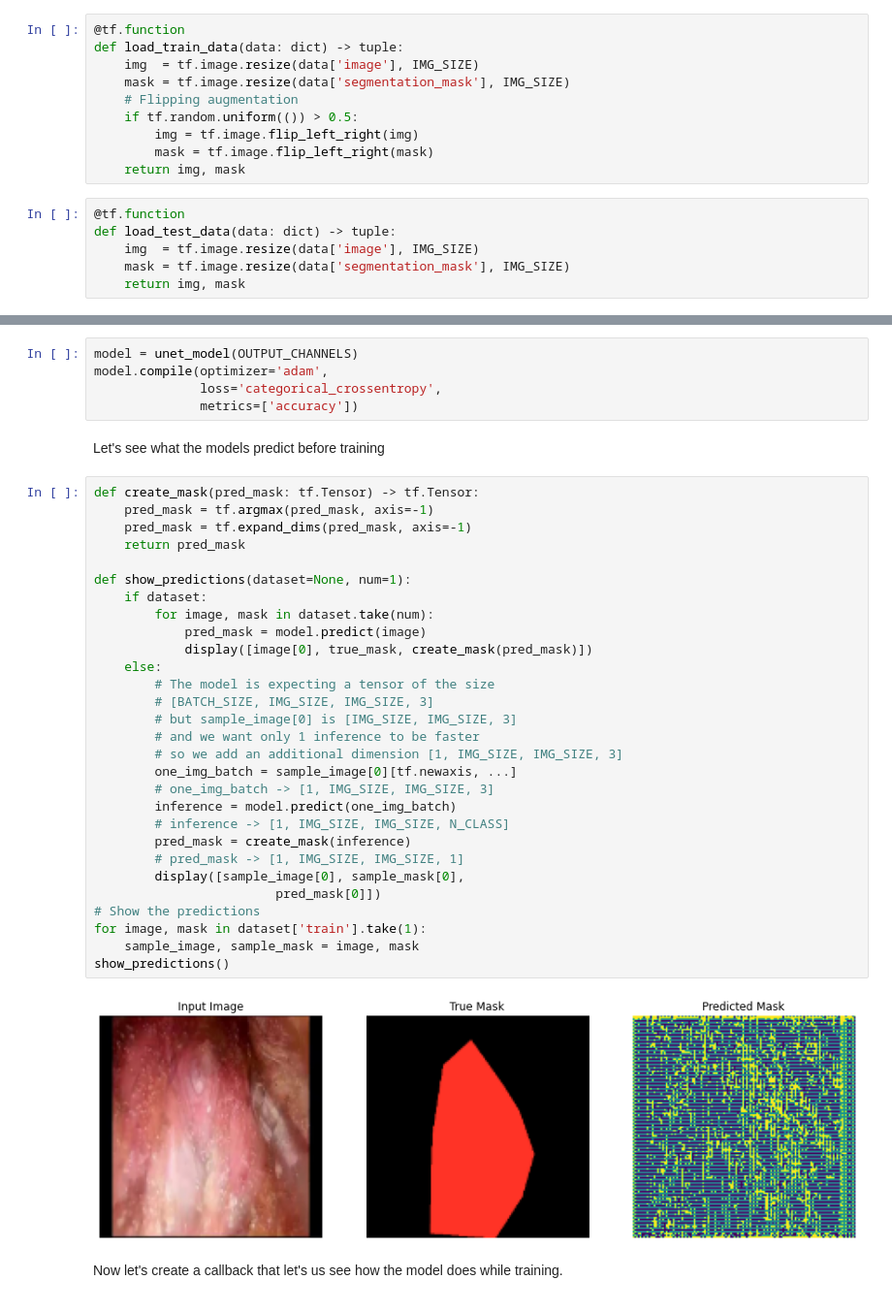
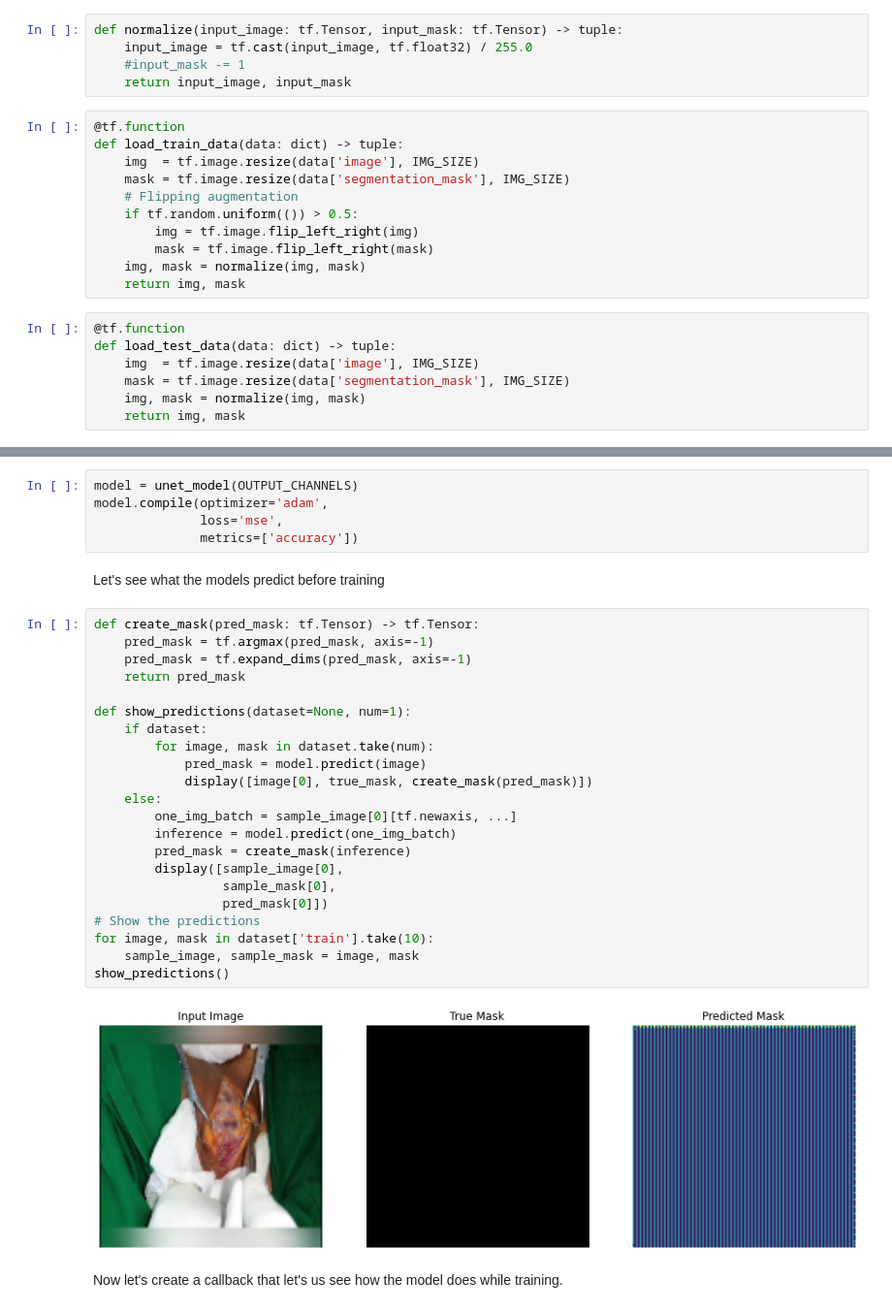
Before and after one commit to campit-solutions/opnet, a Jupyter notebook: src/unsupervised.ipynb, the cells around one changed output, grey strips where cells are left out. Shown at 97% size. Cells and saved outputs as stored; diff of their text form.

```diff
--- a/src/unsupervised.ipynb
+++ b/src/unsupervised.ipynb
@@ -66,6 +66,11 @@ dataset = {"train":train, "val":test}
 IMG_SIZE = (128, 128)
 # %% [markdown]
 We should also create a function that re-casts the data as a tuple.
+# %%
+def normalize(input_image: tf.Tensor, input_mask: tf.Tensor) -> tuple:
+    input_image = tf.cast(input_image, tf.float32) / 255.0
+    #input_mask -= 1
+    return input_image, input_mask
 # %%
 @tf.function
 def load_train_data(data: dict) -> tuple:
@@ -75,12 +80,14 @@ def load_train_data(data: dict) -> tuple:
     if tf.random.uniform(()) > 0.5:
         img = tf.image.flip_left_right(img)
         mask = tf.image.flip_left_right(mask)
+    img, mask = normalize(img, mask)
     return img, mask
 # %%
 @tf.function
 def load_test_data(data: dict) -> tuple:
     img  = tf.image.resize(data['image'], IMG_SIZE)
     mask = tf.image.resize(data['segmentation_mask'], IMG_SIZE)
+    img, mask = normalize(img, mask)
     return img, mask
 # %% [markdown]
 The dataset is already split into train and test, so we'll initiate some hyperparameters.
@@ -219,41 +226,34 @@ Now let's train the model
 # %%
 model = unet_model(OUTPUT_CHANNELS)
 model.compile(optimizer='adam',
-              loss='categorical_crossentropy',
+              loss='mse',
               metrics=['accuracy'])
 # %% [markdown]
 Let's see what the models predict before training
 # %%
 def create_mask(pred_mask: tf.Tensor) -> tf.Tensor:
     pred_mask = tf.argmax(pred_mask, axis=-1)
     pred_mask = tf.expand_dims(pred_mask, axis=-1)
     return pred_mask
 
 def show_predictions(dataset=None, num=1):
     if dataset:
         for image, mask in dataset.take(num):
             pred_mask = model.predict(image)
             display([image[0], true_mask, create_mask(pred_mask)])
     else:
-        # The model is expecting a tensor of the size
-        # [BATCH_SIZE, IMG_SIZE, IMG_SIZE, 3]
-        # but sample_image[0] is [IMG_SIZE, IMG_SIZE, 3]
-        # and we want only 1 inference to be faster
-        # so we add an additional dimension [1, IMG_SIZE, IMG_SIZE, 3]
         one_img_batch = sample_image[0][tf.newaxis, ...]
-        # one_img_batch -> [1, IMG_SIZE, IMG_SIZE, 3]
         inference = model.predict(one_img_batch)
-        # inference -> [1, IMG_SIZE, IMG_SIZE, N_CLASS]
         pred_mask = create_mask(inference)
-        # pred_mask -> [1, IMG_SIZE, IMG_SIZE, 1]
-        display([sample_image[0], sample_mask[0],
-                        pred_mask[0]])
+        display([sample_image[0],
+                 sample_mask[0],
+                 pred_mask[0]])
 # Show the predictions
-for image, mask in dataset['train'].take(1):
+for image, mask in dataset['train'].take(10):
     sample_image, sample_mask = image, mask
 show_predictions()
 # %% [output]
-[figure, old version]
+[figure, new version]
 # %% [markdown]
 Now let's create a callback that let's us see how the model does while training.
 # %%
```
Also changed, not shown: parts of 20 cells of this notebook.
